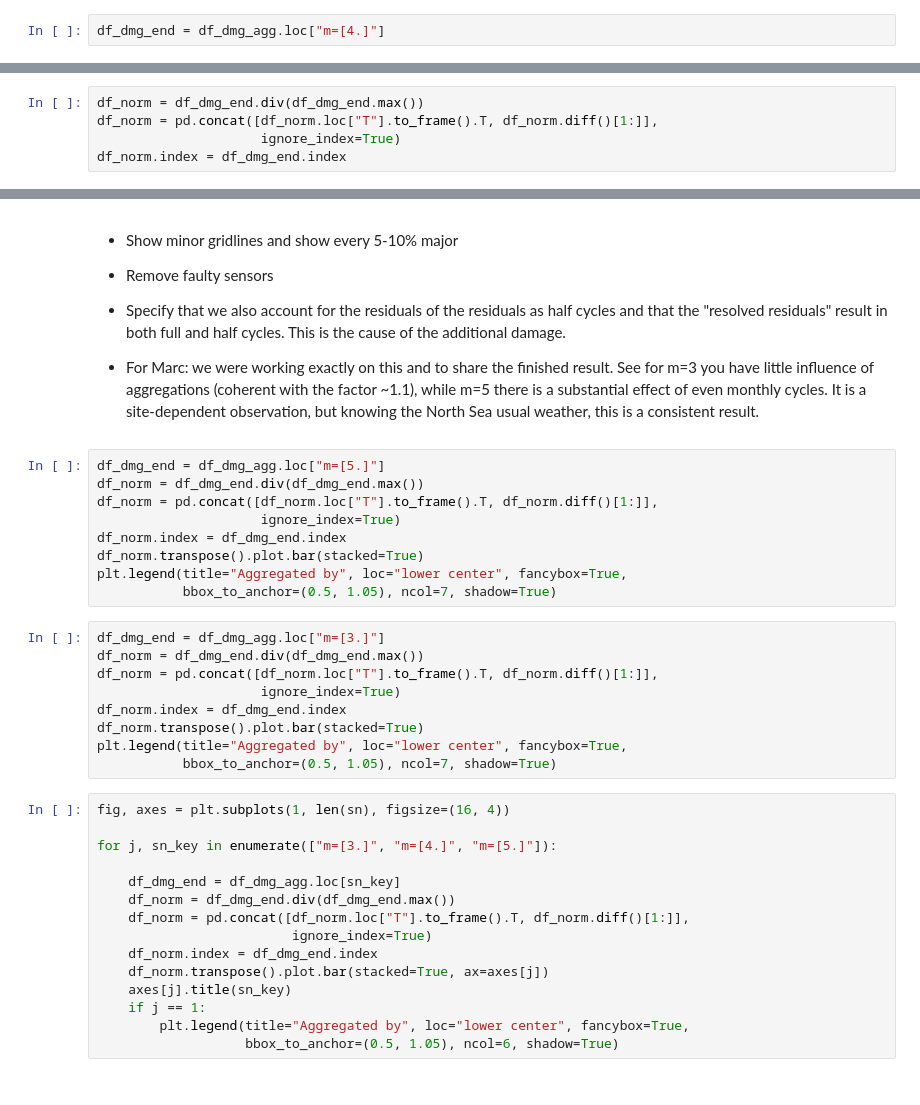
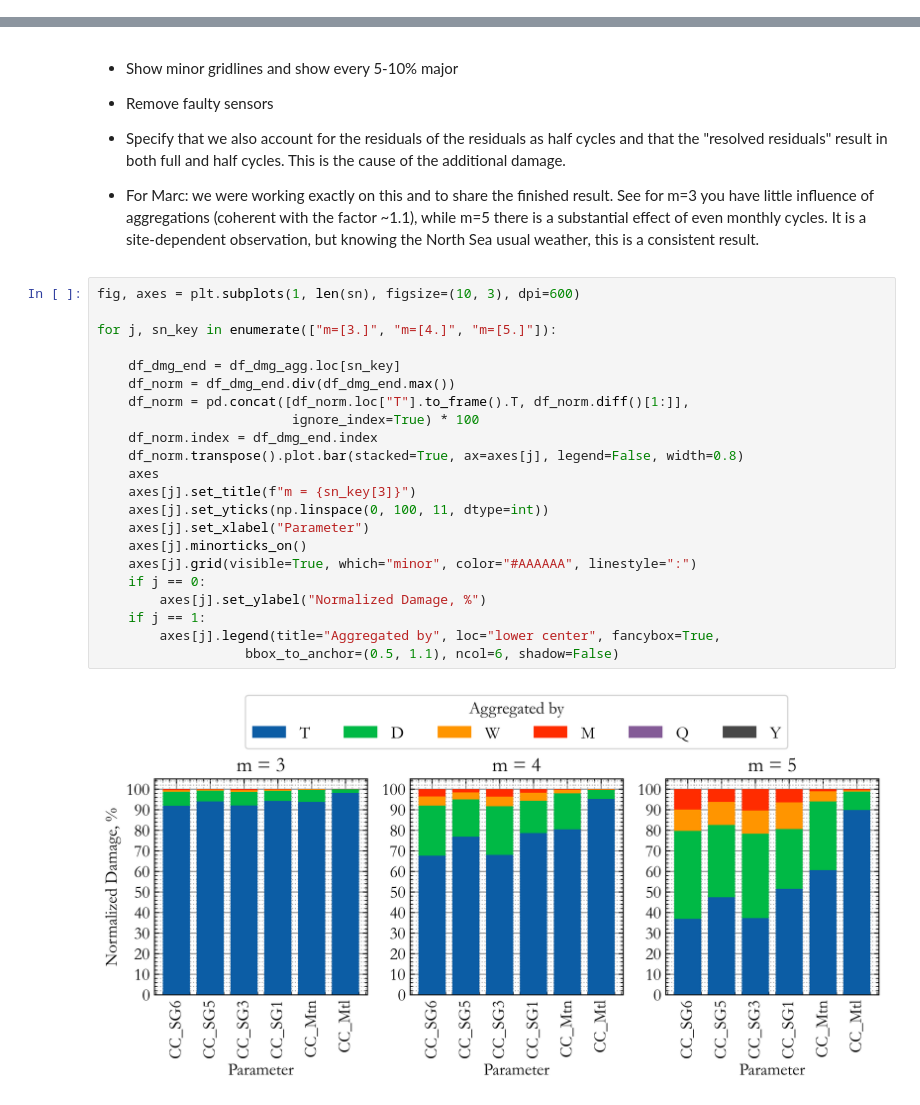
Before and after one commit to OWI-Lab/py_fatigue, a Jupyter notebook: notebooks/0.5.0 - PD.Use-case.LFFD-effect-quantification.ipynb, the cells around one changed output, grey strips where cells are left out. Drawn from its saved outputs; the diff is of its cells as text.

```diff
--- a/notebooks/0.5.0 - PD.Use-case.LFFD-effect-quantification.ipynb
+++ b/notebooks/0.5.0 - PD.Use-case.LFFD-effect-quantification.ipynb
@@ -321,5 +332,3 @@ for aggr, df_d in dict_df_dmg.items():
     df_dmg_agg = pd.concat([df_dmg_agg, df_1])
 # df_dmg_agg = df_dmg_agg.transpose()
 df_dmg_agg = df_dmg_agg.set_index([df_dmg_agg.index, "aggregate_by"])
-# %%
-df_dmg_end = df_dmg_agg.loc["m=[4.]"]
@@ -331,8 +338,3 @@ df_dmg_end
 The subdataframe (for fixed SN curve) containing the damages for each parameter and for each aggregation string is normalized with respect to the `'all'` row that containing the damages due to all the frequencies.
 
 For this operation to give the correct results, the aggregation strings must be sorted in increasing time-range order. This operation has been performed in precedence.
-# %%
-df_norm = df_dmg_end.div(df_dmg_end.max())
-df_norm = pd.concat([df_norm.loc["T"].to_frame().T, df_norm.diff()[1:]],
-                     ignore_index=True)
-df_norm.index = df_dmg_end.index
@@ -346,36 +344,27 @@ plt.legend(title="Aggregated by", loc="lower center", fancybox=True,
 - Specify that we also account for the residuals of the residuals as half cycles and that the "resolved residuals" result in both full and half cycles. This is the cause of the additional damage.
 
 - For Marc: we were working exactly on this and to share the finished result. See for m=3 you have little influence of aggregations (coherent with the factor ~1.1), while m=5 there is a substantial effect of even monthly cycles. It is a site-dependent observation, but knowing the North Sea usual weather, this is a consistent result.
-# %%
-df_dmg_end = df_dmg_agg.loc["m=[5.]"]
-df_norm = df_dmg_end.div(df_dmg_end.max())
-df_norm = pd.concat([df_norm.loc["T"].to_frame().T, df_norm.diff()[1:]],
-                     ignore_index=True)
-df_norm.index = df_dmg_end.index
-df_norm.transpose().plot.bar(stacked=True)
-plt.legend(title="Aggregated by", loc="lower center", fancybox=True,
-           bbox_to_anchor=(0.5, 1.05), ncol=7, shadow=True)
-# %%
-df_dmg_end = df_dmg_agg.loc["m=[3.]"]
-df_norm = df_dmg_end.div(df_dmg_end.max())
-df_norm = pd.concat([df_norm.loc["T"].to_frame().T, df_norm.diff()[1:]],
-                     ignore_index=True)
-df_norm.index = df_dmg_end.index
-df_norm.transpose().plot.bar(stacked=True)
-plt.legend(title="Aggregated by", loc="lower center", fancybox=True,
-           bbox_to_anchor=(0.5, 1.05), ncol=7, shadow=True)
 # %%
-fig, axes = plt.subplots(1, len(sn), figsize=(16, 4))
+fig, axes = plt.subplots(1, len(sn), figsize=(10, 3), dpi=600)
 
 for j, sn_key in enumerate(["m=[3.]", "m=[4.]", "m=[5.]"]):
 
     df_dmg_end = df_dmg_agg.loc[sn_key]
     df_norm = df_dmg_end.div(df_dmg_end.max())
     df_norm = pd.concat([df_norm.loc["T"].to_frame().T, df_norm.diff()[1:]],
-                         ignore_index=True)
+                         ignore_index=True) * 100
     df_norm.index = df_dmg_end.index
-    df_norm.transpose().plot.bar(stacked=True, ax=axes[j])
-    axes[j].title(sn_key)
+    df_norm.transpose().plot.bar(stacked=True, ax=axes[j], legend=False, width=0.8)
+    axes
+    axes[j].set_title(f"m = {sn_key[3]}")
+    axes[j].set_yticks(np.linspace(0, 100, 11, dtype=int))
+    axes[j].set_xlabel("Parameter")
+    axes[j].minorticks_on()
+    axes[j].grid(visible=True, which="minor", color="#AAAAAA", linestyle=":")
+    if j == 0:
+        axes[j].set_ylabel("Normalized Damage, %")
     if j == 1:
-        plt.legend(title="Aggregated by", loc="lower center", fancybox=True,
-                   bbox_to_anchor=(0.5, 1.05), ncol=6, shadow=True)
+        axes[j].legend(title="Aggregated by", loc="lower center", fancybox=True,
+                   bbox_to_anchor=(0.5, 1.1), ncol=6, shadow=False)
+# %% [output]
+[figure, added]
```
Also changed, not shown: parts of 7 cells of this notebook, 57 other files.
